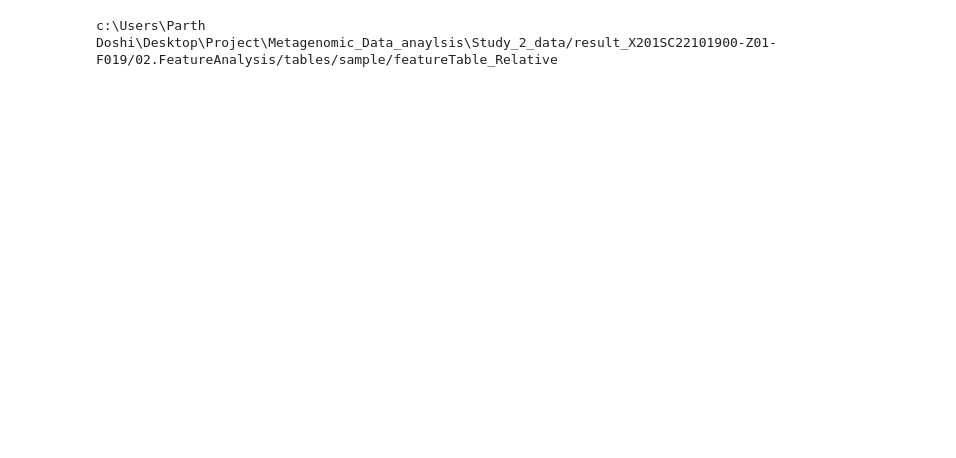
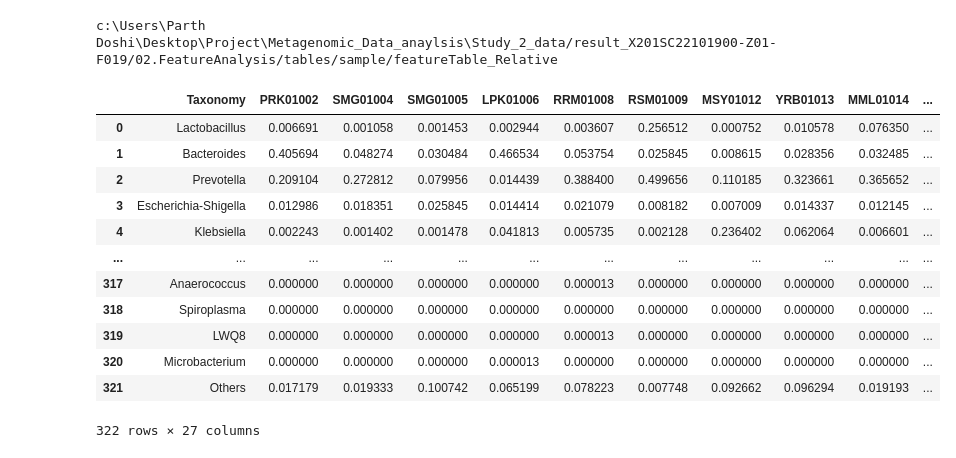
Before and after one commit to ParthDoshi97/Metagenomic_Data_analysis, a Jupyter notebook: PCA_Mannutest.ipynb, the cells around one changed output. Saved outputs shown, nothing was run; the diff lists cells and outputs as text; code cells hidden in the pictures; blank space fills up the shorter version.

```diff
--- a/PCA_Mannutest.ipynb
+++ b/PCA_Mannutest.ipynb
@@ -19,15 +19,31 @@ c:\Users\Parth Doshi\Desktop\Project\Metagenomic_Data_anaylsis\Study_2_data/resu
 # %%
 # Data Load
 # //==============================================
 
 Phylum_file = "featureTable.sample.p.relative.xls"
 Genus_file =  "featureTable.sample.g.relative.xls"
 Species_file = "featureTable.sample.s.relative.xls"
 
 # Load files using pandas
 phylum_data = pd.read_table(os.path.join(data_path, Phylum_file),sep="\t")
 genus_data = pd.read_table(os.path.join(data_path, Genus_file),sep="\t")
 species_data = pd.read_table(os.path.join(data_path, Species_file),sep="\t")
+
+genus_data
+# %% [output]
+|  | Taxonomy | PRK01002 | SMG01004 | SMG01005 | LPK01006 | RRM01008 | RSM01009 | MSY01012 | YRB01013 | MML01014 | ... |
+| 0 | Lactobacillus | 0.006691 | 0.001058 | 0.001453 | 0.002944 | 0.003607 | 0.256512 | 0.000752 | 0.010578 | 0.076350 | ... |
+| 1 | Bacteroides | 0.405694 | 0.048274 | 0.030484 | 0.466534 | 0.053754 | 0.025845 | 0.008615 | 0.028356 | 0.032485 | ... |
+| 2 | Prevotella | 0.209104 | 0.272812 | 0.079956 | 0.014439 | 0.388400 | 0.499656 | 0.110185 | 0.323661 | 0.365652 | ... |
+| 3 | Escherichia-Shigella | 0.012986 | 0.018351 | 0.025845 | 0.014414 | 0.021079 | 0.008182 | 0.007009 | 0.014337 | 0.012145 | ... |
+| 4 | Klebsiella | 0.002243 | 0.001402 | 0.001478 | 0.041813 | 0.005735 | 0.002128 | 0.236402 | 0.062064 | 0.006601 | ... |
+| ... | ... | ... | ... | ... | ... | ... | ... | ... | ... | ... | ... |
+| 317 | Anaerococcus | 0.000000 | 0.000000 | 0.000000 | 0.000000 | 0.000013 | 0.000000 | 0.000000 | 0.000000 | 0.000000 | ... |
+| 318 | Spiroplasma | 0.000000 | 0.000000 | 0.000000 | 0.000000 | 0.000000 | 0.000000 | 0.000000 | 0.000000 | 0.000000 | ... |
+| 319 | LWQ8 | 0.000000 | 0.000000 | 0.000000 | 0.000000 | 0.000013 | 0.000000 | 0.000000 | 0.000000 | 0.000000 | ... |
+| 320 | Microbacterium | 0.000000 | 0.000000 | 0.000000 | 0.000013 | 0.000000 | 0.000000 | 0.000000 | 0.000000 | 0.000000 | ... |
+| 321 | Others | 0.017179 | 0.019333 | 0.100742 | 0.065199 | 0.078223 | 0.007748 | 0.092662 | 0.096294 | 0.019193 | ... |
+322 rows × 27 columns
 # %%
 # Function to perform CLR transformation with pseudocount
 def clr_transform(data, pseudocount=1):
```
Also changed, not shown: parts of 3 cells of this notebook, 8 other files.
